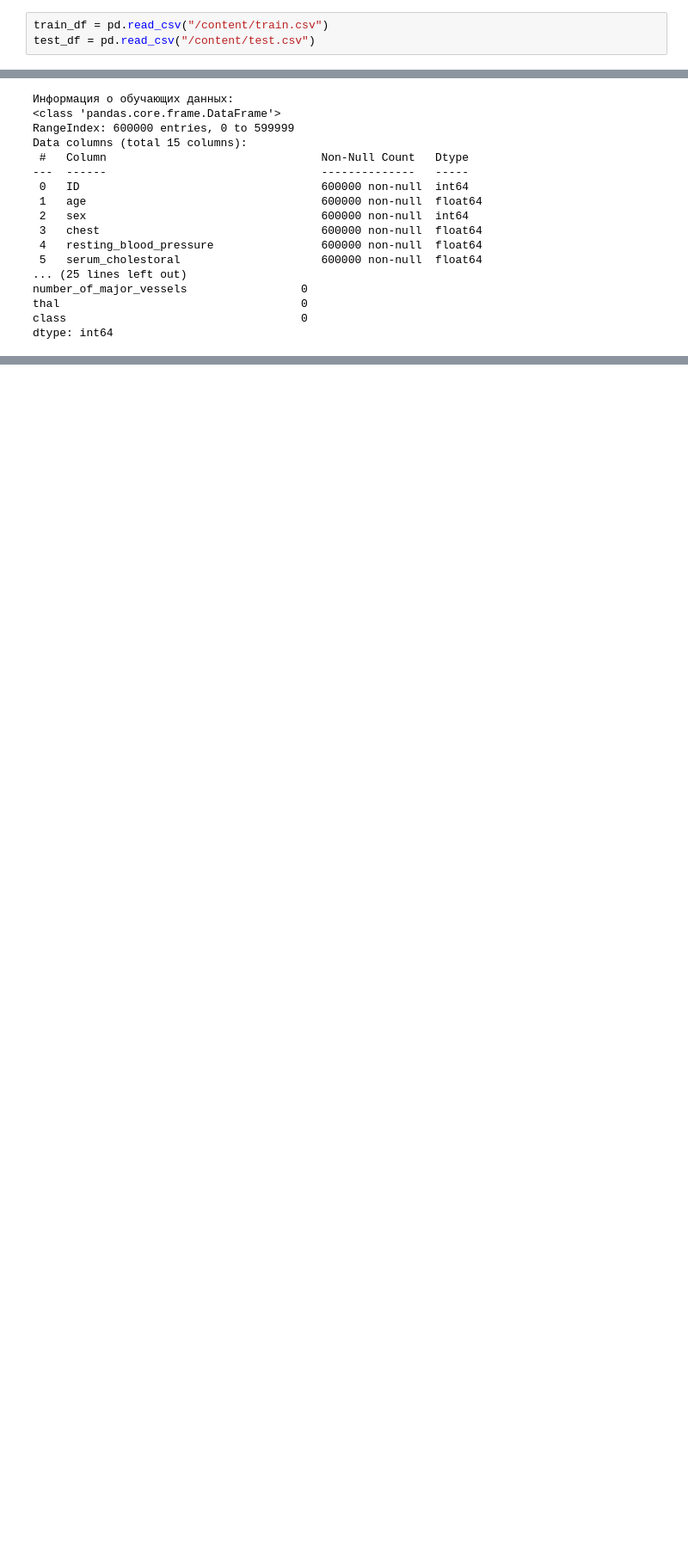
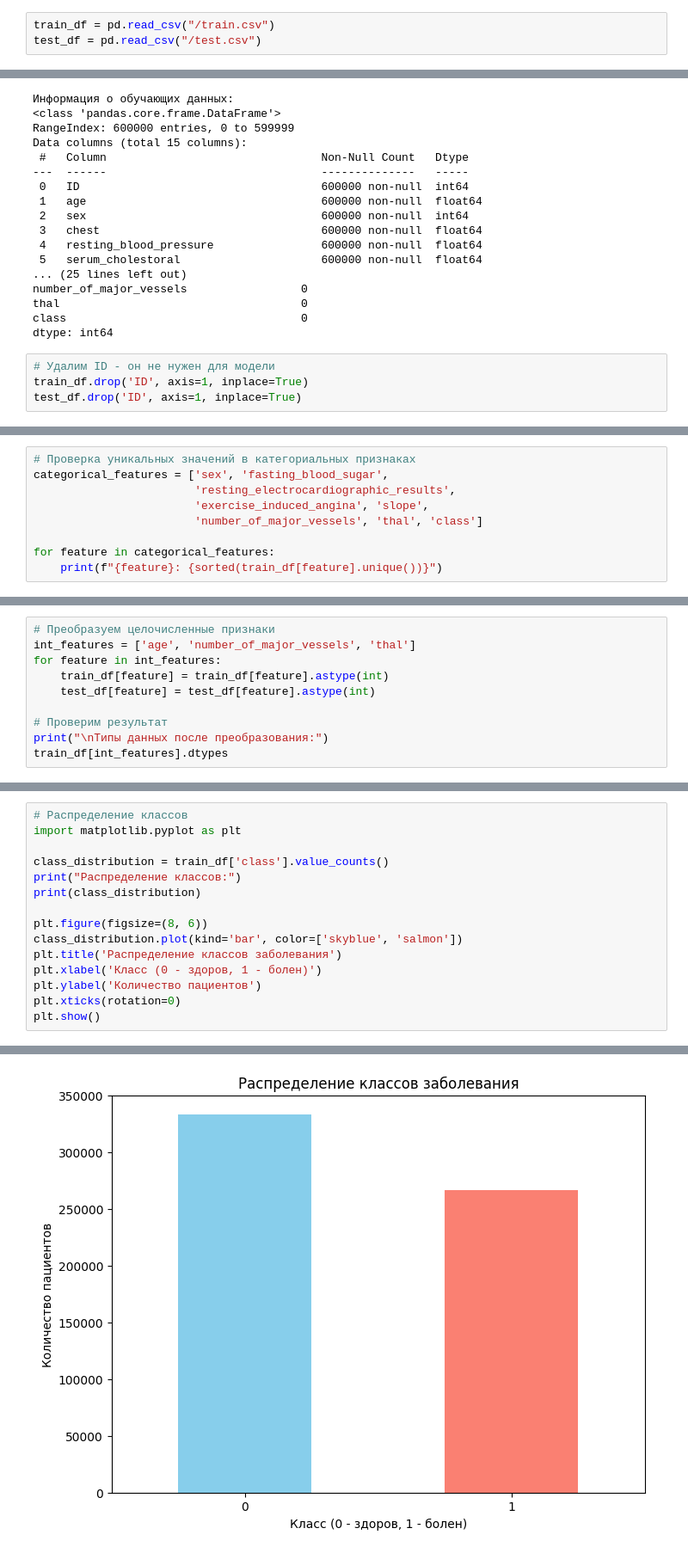
Before and after one commit to Apitoxinum/SF-cardiovascular-disease, a Jupyter notebook: SF_DL_NN_Project_CVD.ipynb, the cells around one changed output, grey strips where cells are left out. Shown at 86% size. Drawn from its saved outputs; the diff is of its cells as text; blank space fills up the shorter version.

```diff
--- a/SF_DL_NN_Project_CVD.ipynb
+++ b/SF_DL_NN_Project_CVD.ipynb
@@ -8,6 +15,6 @@ import pandas as pd
 # %%
-train_df = pd.read_csv("/content/train.csv")
-test_df = pd.read_csv("/content/test.csv")
+train_df = pd.read_csv("/train.csv")
+test_df = pd.read_csv("/test.csv")
 # %%
 # Просмотр первых 5 строк обучающих данных
 print("Первые 5 строк обучающих данных:")
@@ -45,3 +52,7 @@ number_of_major_vessels                 0
 thal                                    0
 class                                   0
 dtype: int64
+# %%
+# Удалим ID - он не нужен для модели
+train_df.drop('ID', axis=1, inplace=True)
+test_df.drop('ID', axis=1, inplace=True)
@@ -47,0 +69,9 @@ dtype: int64
+# %%
+# Проверка уникальных значений в категориальных признаках
+categorical_features = ['sex', 'fasting_blood_sugar',
+                        'resting_electrocardiographic_results',
+                        'exercise_induced_angina', 'slope',
+                        'number_of_major_vessels', 'thal', 'class']
+
+for feature in categorical_features:
+    print(f"{feature}: {sorted(train_df[feature].unique())}")
@@ -47,0 +87,10 @@ dtype: int64
+# %%
+# Преобразуем целочисленные признаки
+int_features = ['age', 'number_of_major_vessels', 'thal']
+for feature in int_features:
+    train_df[feature] = train_df[feature].astype(int)
+    test_df[feature] = test_df[feature].astype(int)
+
+# Проверим результат
+print("\nТипы данных после преобразования:")
+train_df[int_features].dtypes
@@ -47,0 +104,16 @@ dtype: int64
+# %%
+# Распределение классов
+import matplotlib.pyplot as plt
+
+class_distribution = train_df['class'].value_counts()
+print("Распределение классов:")
+print(class_distribution)
+
+plt.figure(figsize=(8, 6))
+class_distribution.plot(kind='bar', color=['skyblue', 'salmon'])
+plt.title('Распределение классов заболевания')
+plt.xlabel('Класс (0 - здоров, 1 - болен)')
+plt.ylabel('Количество пациентов')
+plt.xticks(rotation=0)
+plt.show()
+# %% [output]
@@ -47,0 +125 @@ dtype: int64
+[figure, added]
```
Also changed, not shown: parts of 14 cells of this notebook.
